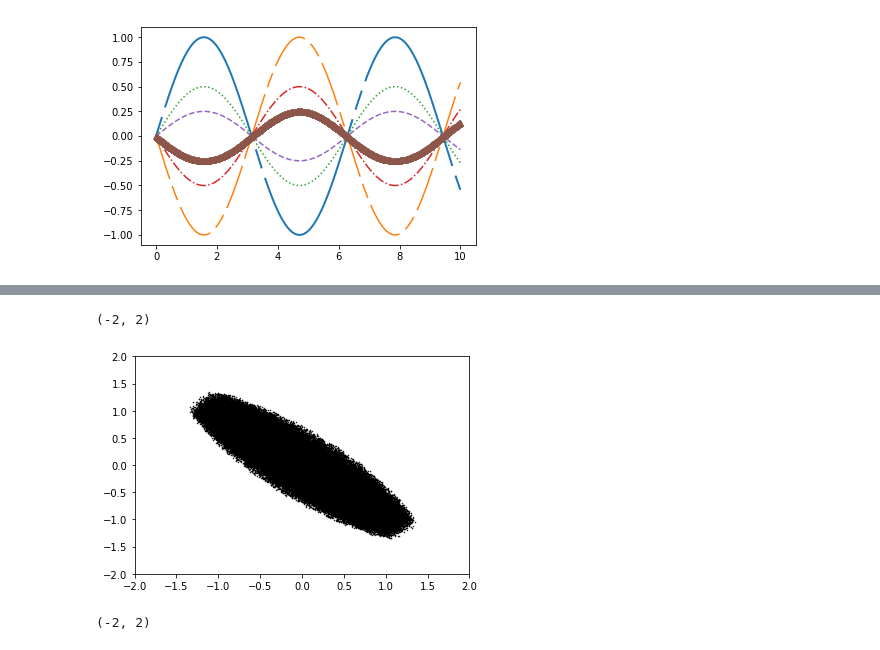
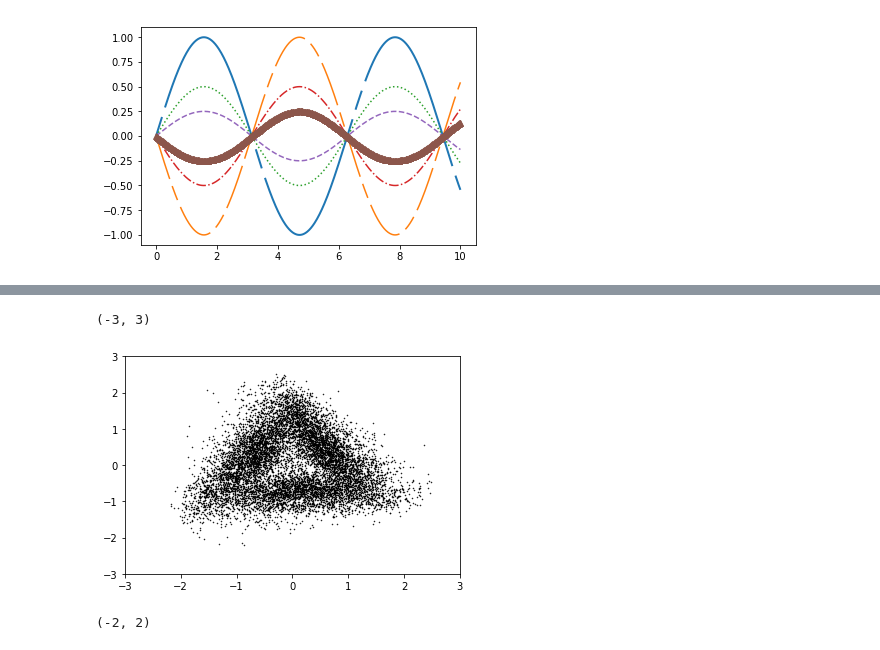
Before and after one commit to Gwzlchn/CUDA-RUNGEKUTTA, a Jupyter notebook: TwoElectronicsCODE/Fortran test/init data/Untitled.ipynb, the cells around one changed output, grey strips where cells are left out. Cells and saved outputs as stored; diff of their text form; code cells hidden in the pictures.

```diff
--- a/TwoElectronicsCODE/Fortran test/init data/Untitled.ipynb
+++ b/TwoElectronicsCODE/Fortran test/init data/Untitled.ipynb
@@ -81,10 +45,23 @@ plt.ylim((-2, 2))
-# %%
-plt.scatter(first_x1,first_x2,s=1,c='black',marker='.')
-plt.xlim((-2, 2))
-plt.ylim((-2, 2))
-# %% [output]
-(-2, 2)
-[figure, removed]
+# %%
+other_first = np.loadtxt('test-n.DAT')
+first_x1 = other_first[:,0]
+first_y1 = other_first[:,1]
+first_z1 = other_first[:,2]
+first_px1 = other_first[:,3]
+first_py1 = other_first[:,4]
+first_pz1 = other_first[:,5]
+first_x2 = other_first[:,6]
+first_y2 = other_first[:,7]
+first_z2 = other_first[:,8]
+first_px2 = other_first[:,9]
+first_py2 = other_first[:,10]
+first_pz2 = other_first[:,11]
+plt.scatter(first_py1,first_pz1,s=1,c='black',marker='.')
+plt.xlim((-3, 3))
+plt.ylim((-3, 3))
+# %% [output]
+(-3, 3)
+[figure, added]
 # %%
 plt.scatter(first_px1,first_py1,s=1,c='black',marker='.')
 plt.xlim((-2, 2))
```
Also changed, not shown: parts of 12 cells of this notebook, 5 other files.
